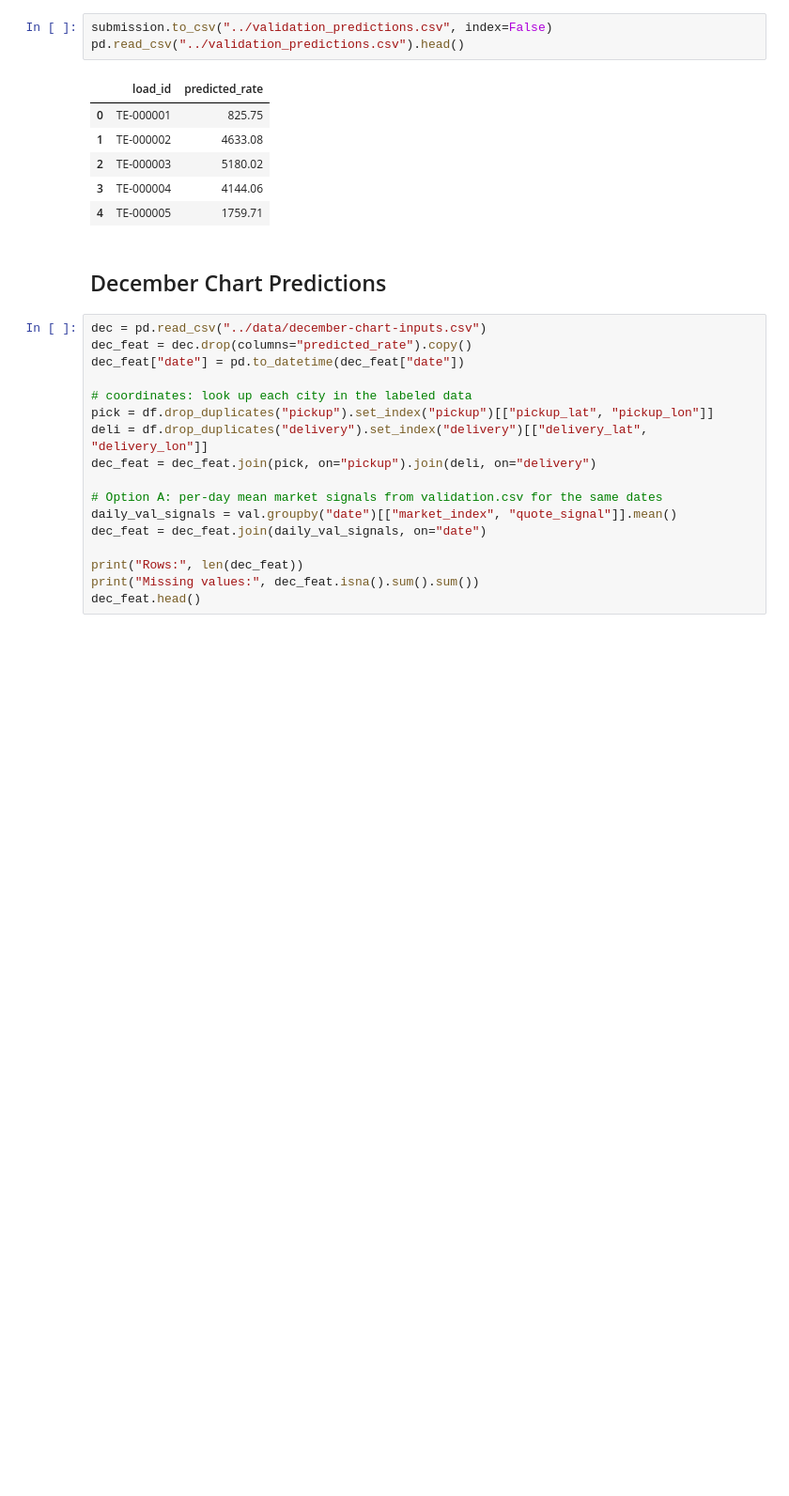
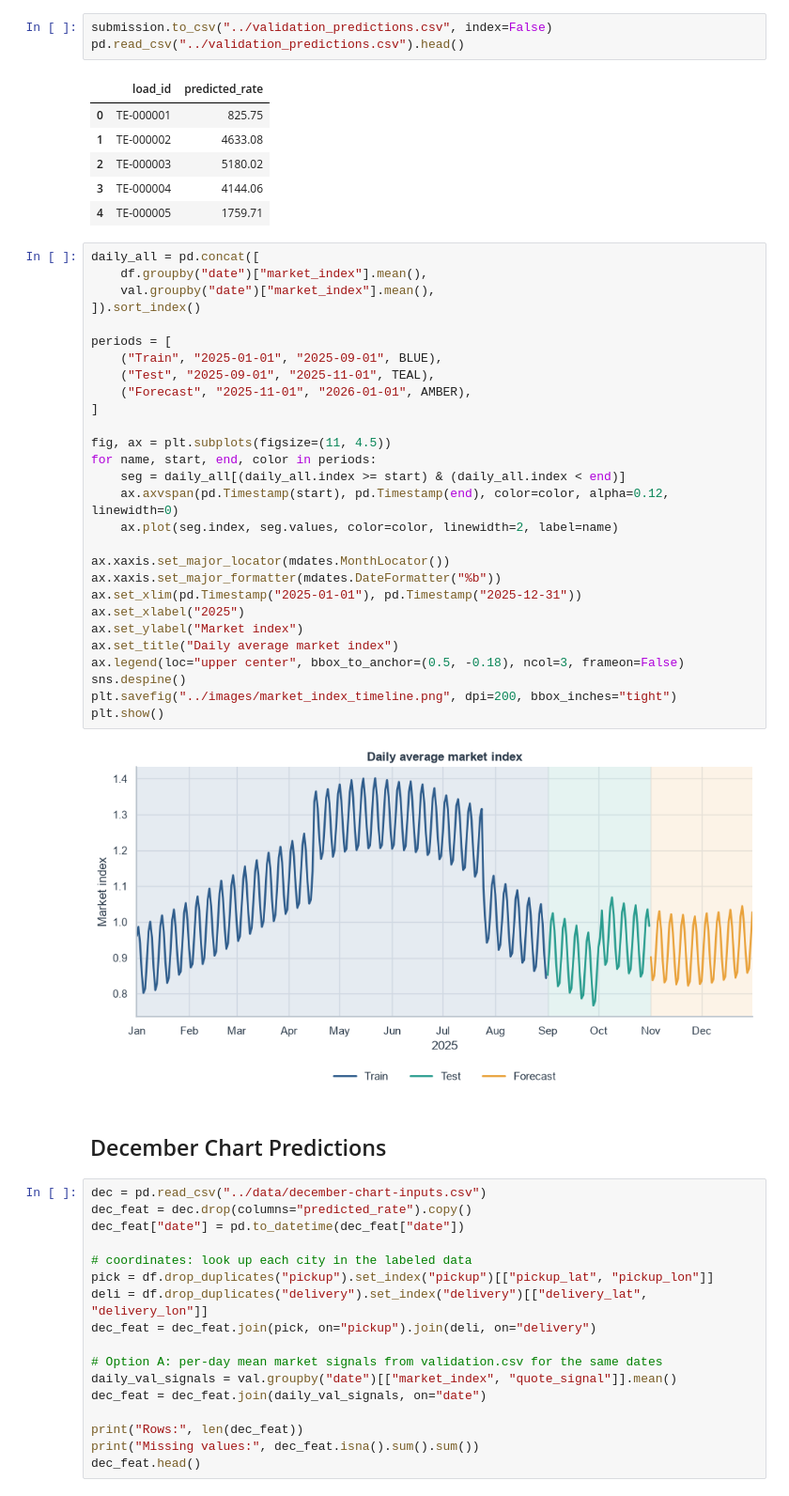
Before and after one commit to AdrianeJone/freight-rate-forecasting, a Jupyter notebook: notebooks/02_modeling.ipynb, the cells around one changed output. Shown at 94% size. Saved outputs shown, nothing was run; the diff lists cells and outputs as text; blank space fills up the shorter version.

```diff
--- a/notebooks/02_modeling.ipynb
+++ b/notebooks/02_modeling.ipynb
@@ -529,6 +587,36 @@ pd.read_csv("../validation_predictions.csv").head()
 | 2 | TE-000003 | 5180.02 |
 | 3 | TE-000004 | 4144.06 |
 | 4 | TE-000005 | 1759.71 |
+# %%
+daily_all = pd.concat([
+    df.groupby("date")["market_index"].mean(),
+    val.groupby("date")["market_index"].mean(),
+]).sort_index()
+
+periods = [
+    ("Train", "2025-01-01", "2025-09-01", BLUE),
+    ("Test", "2025-09-01", "2025-11-01", TEAL),
+    ("Forecast", "2025-11-01", "2026-01-01", AMBER),
+]
+
+fig, ax = plt.subplots(figsize=(11, 4.5))
+for name, start, end, color in periods:
+    seg = daily_all[(daily_all.index >= start) & (daily_all.index < end)]
+    ax.axvspan(pd.Timestamp(start), pd.Timestamp(end), color=color, alpha=0.12, linewidth=0)
+    ax.plot(seg.index, seg.values, color=color, linewidth=2, label=name)
+
+ax.xaxis.set_major_locator(mdates.MonthLocator())
+ax.xaxis.set_major_formatter(mdates.DateFormatter("%b"))
+ax.set_xlim(pd.Timestamp("2025-01-01"), pd.Timestamp("2025-12-31"))
+ax.set_xlabel("2025")
+ax.set_ylabel("Market index")
+ax.set_title("Daily average market index")
+ax.legend(loc="upper center", bbox_to_anchor=(0.5, -0.18), ncol=3, frameon=False)
+sns.despine()
+plt.savefig("../images/market_index_timeline.png", dpi=200, bbox_inches="tight")
+plt.show()
+# %% [output]
+[figure, added]
 # %% [markdown]
 ## December Chart Predictions
 # %%
```
Also changed, not shown: parts of 6 cells of this notebook, 5 other files.
